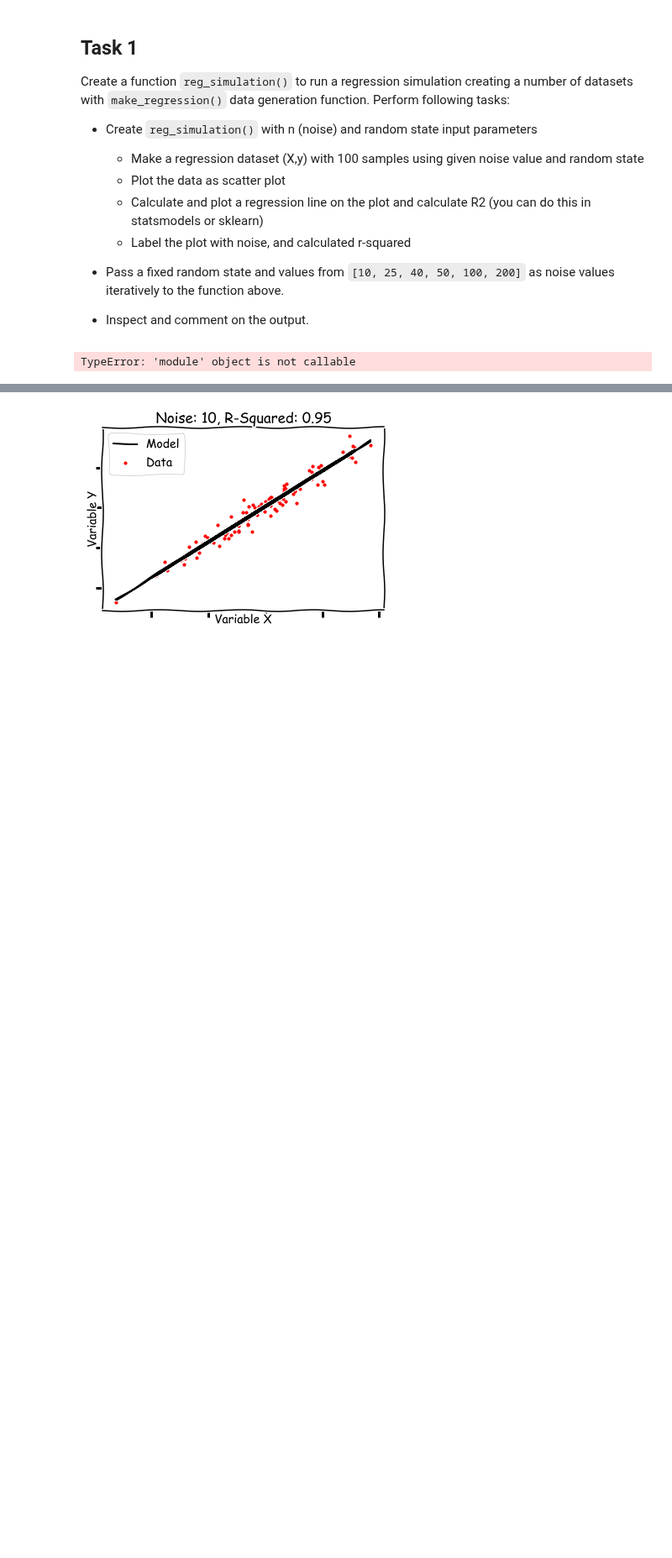
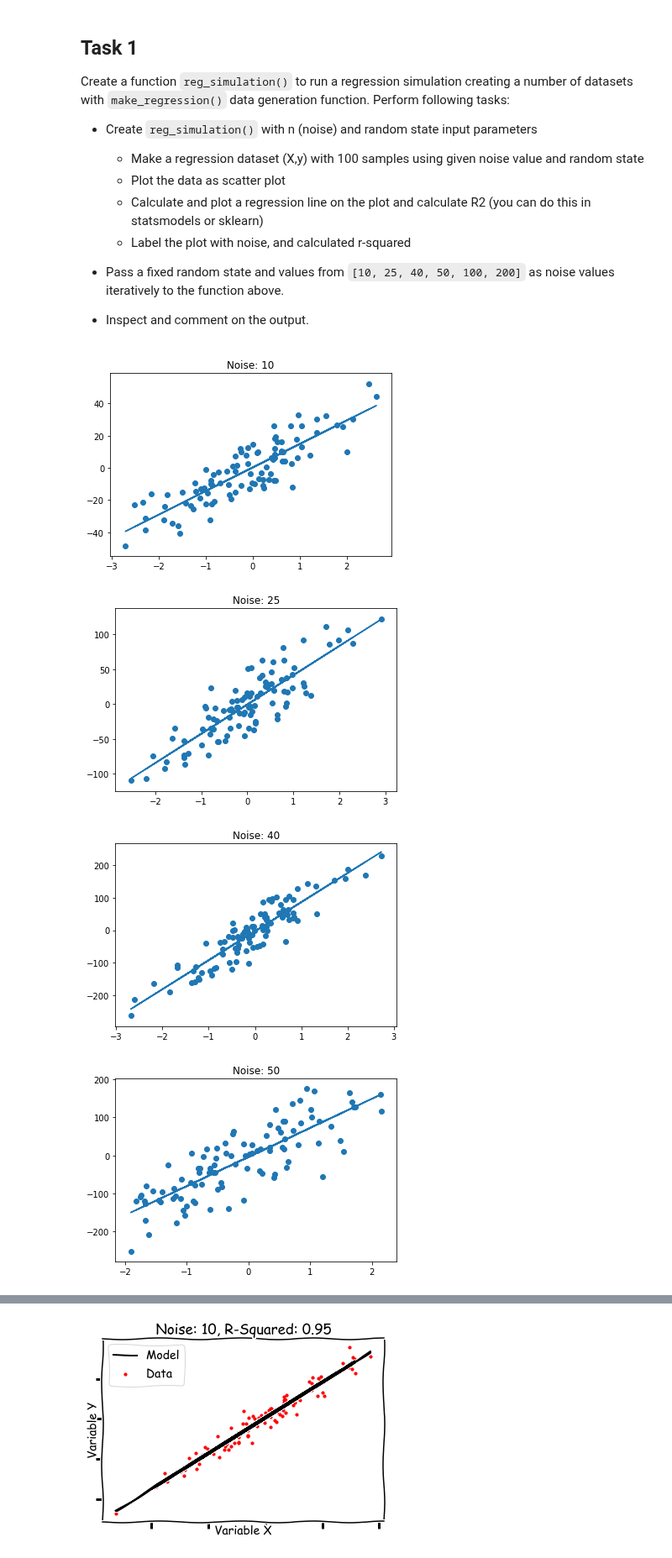
Before and after one commit to Shin-pete/dsc-2-23-06-data-generation-process-lab-online-ds-ft-100118, a Jupyter notebook: index.ipynb, the cells around one changed output, grey strips where cells are left out. Shown at 84% size. Drawn from its saved outputs; the diff is of its cells as text; code cells hidden in the pictures; blank space fills up the shorter version.

```diff
--- a/index.ipynb
+++ b/index.ipynb
@@ -26,32 +26,35 @@ Create a function `reg_simulation()` to run a regression simulation creating a n
 # %%
 # import necessary libraries
 # Code here
 from sklearn.datasets.samples_generator import make_blobs
 # Import other libs.
 import matplotlib.pyplot as plt
 from sklearn.linear_model import LinearRegression
 import pandas as pd
 from sklearn.datasets import make_moons
 from sklearn.datasets import make_circles
 from sklearn.datasets import make_regression
 
 def reg_simulation(n, random_state):
 
     X, y = make_regression(n_samples=100, n_features=1, noise=n)
     reg = LinearRegression().fit(X,y)
     line = reg.predict(X)
-    plt.ploteg.predict(X))
+    plt.plot(X,reg.predict(X))
     plt.scatter(X, y)
     plt.title('Noise: '+ str(n))
     plt.show()
     # Fit a linear regression model to X , y and calculate r2
     # label and plot the regression line
     pass
 
 
 random_state = None
 
 for n in [10, 25, 40, 50, 100, 200]:
     reg_simulation(n, random_state)
 # %% [output]
-TypeError: 'module' object is not callable
+[figure, added]
+[figure, added]
+[figure, added]
+[figure, added]
```
Also changed, not shown: parts of 1 cell of this notebook.
